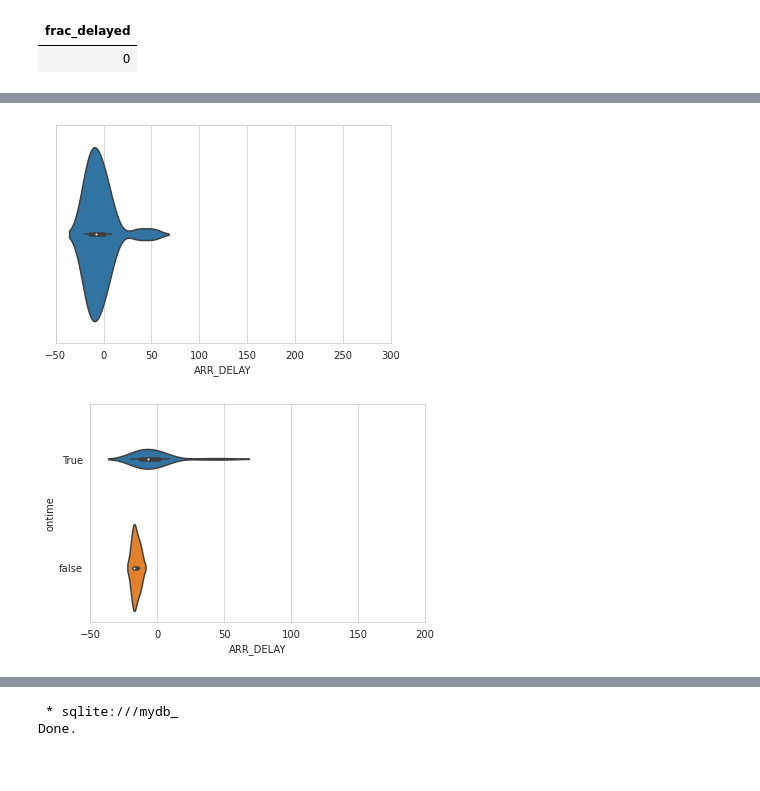
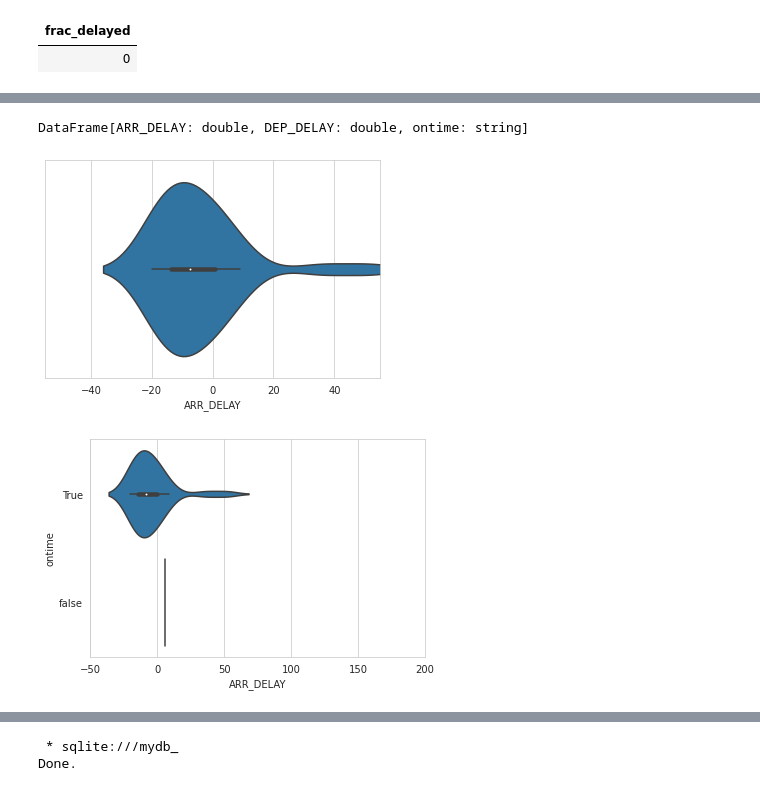
Before and after one commit to prakharsrivastava/powerbi, a Jupyter notebook: Data_Science_on_Google_Cloud_Platform_7.ipynb, the cells around one changed output, grey strips where cells are left out. Saved outputs shown, nothing was run; the diff lists cells and outputs as text; code cells hidden in the pictures.

```diff
--- a/Data_Science_on_Google_Cloud_Platform_7.ipynb
+++ b/Data_Science_on_Google_Cloud_Platform_7.ipynb
@@ -133,5 +87,5 @@ df.describe()
 sparkFlightDF=sparkFlightDF.select("ARR_DELAY","DEP_DELAY")
 # %%
 from pyspark.sql.functions import *
-sparkFlightDF=sparkFlightDF.withColumn("ontime",when(col("ARR_DELAY")>-10,"True").when(col("DEP_DELAY")>-10,"True").otherwise("false") )
+sparkFlightDF=sparkFlightDF.withColumn("ontime",when(col("ARR_DELAY")<0,"True").when(col("DEP_DELAY")>0,"True").otherwise("false") )
 sparkFlightDF.show()
@@ -139,18 +111,20 @@ sparkFlightDF.show()
 sparkFlightDF=sparkFlightDF.toPandas()
 # %%
 sparkFlightDF
+# %% [output]
+DataFrame[ARR_DELAY: double, DEP_DELAY: double, ontime: string]
 # %%
 sns.set_style("whitegrid")
 # sns.set(font_scale = 1.5)
 ax = sns.violinplot(data=sparkFlightDF, x='ARR_DELAY', inner='box', orient='h')
-ax.axes.set_xlim(-50, 300);
+ax.axes.set_xlim(-55, 55);
 # %% [output]
-[figure, old version]
+[figure, new version]
 # %%
 sns.set_style("whitegrid")
 ax = sns.violinplot(data=sparkFlightDF, x='ARR_DELAY', y='ontime', inner='box', orient='h')
 ax.set_xlim(-50, 200);
 # %% [output]
-[figure, old version]
+[figure, new version]
 # %%
 #https://github.com/GoogleCloudPlatform/data-science-on-gcp/blob/main/05_bqnotebook/exploration.ipynb
```
Also changed, not shown: parts of 10 cells of this notebook.
